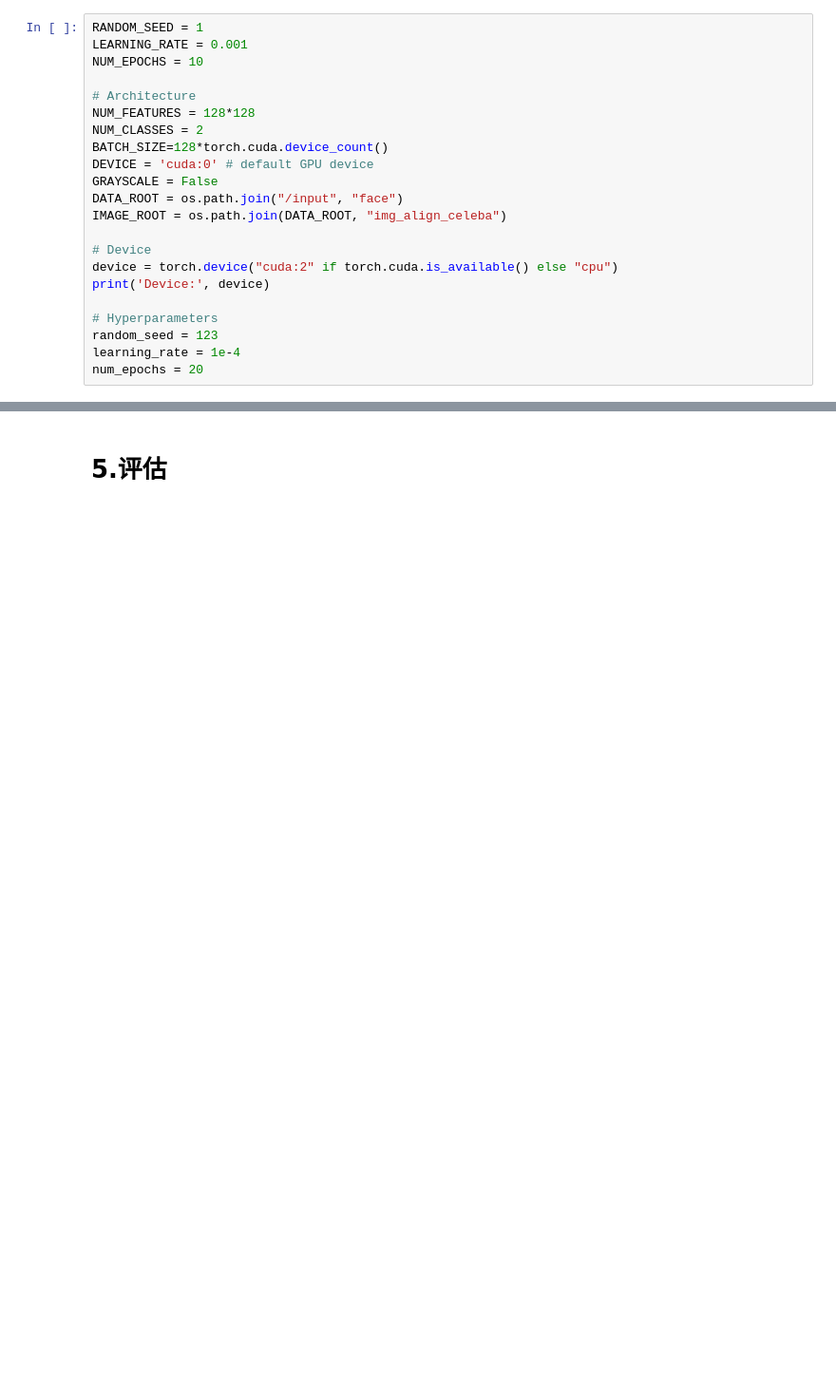
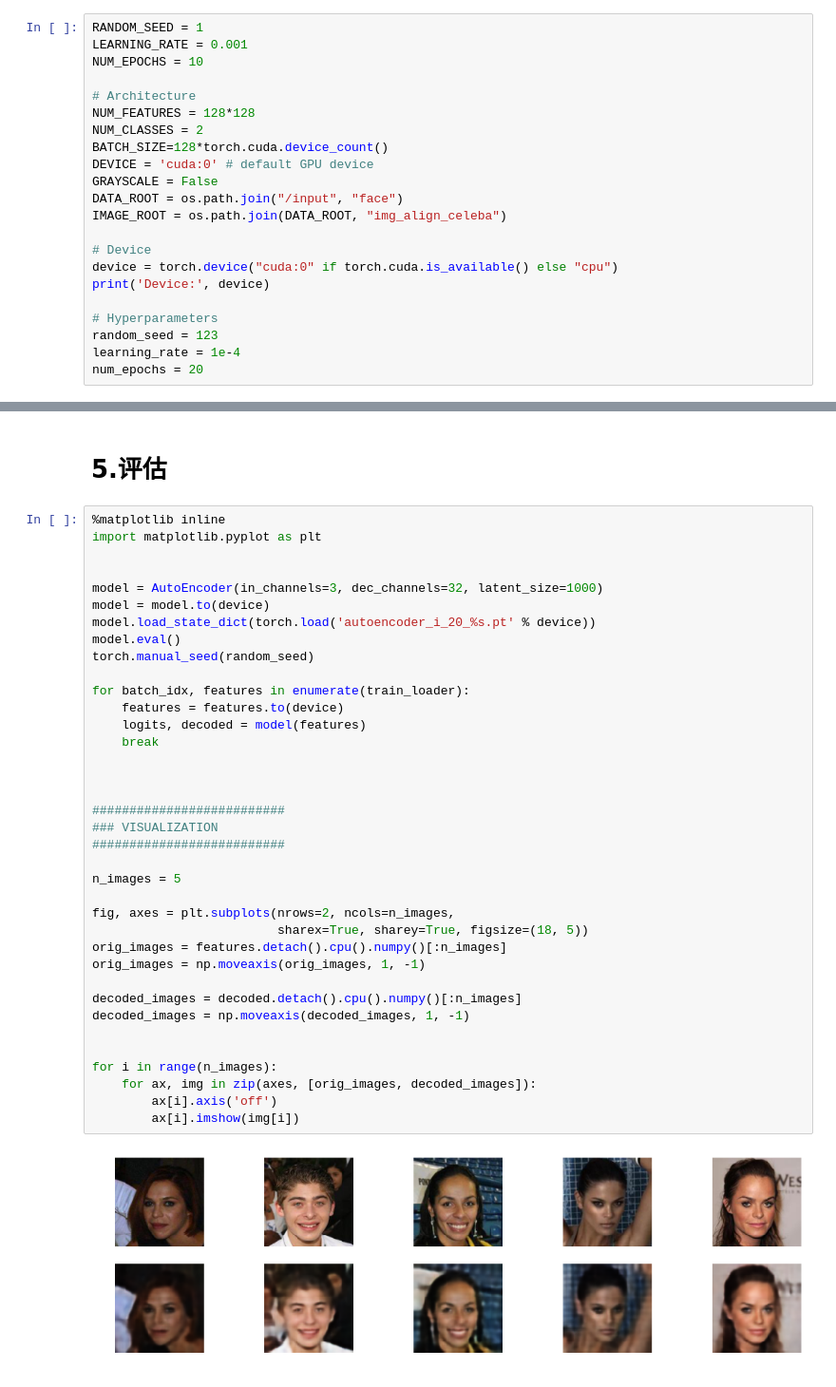
Before and after one commit to JJZHK-AI/AIKnowledgeBase, a Jupyter notebook: 03.深度学习/06.自编码器/02.卷积自编码器/05.最近邻差值-CelebA.ipynb, the cells around one changed output, grey strips where cells are left out. Shown: that part at 95% size. Cells and saved outputs as stored; diff of their text form; blank space fills up the shorter version.

```diff
--- a/03.深度学习/06.自编码器/02.卷积自编码器/05.最近邻差值-CelebA.ipynb
+++ b/03.深度学习/06.自编码器/02.卷积自编码器/05.最近邻差值-CelebA.ipynb
@@ -36,7 +36,7 @@ DATA_ROOT = os.path.join("/input", "face")
 IMAGE_ROOT = os.path.join(DATA_ROOT, "img_align_celeba")
 
 # Device
-device = torch.device("cuda:2" if torch.cuda.is_available() else "cpu")
+device = torch.device("cuda:0" if torch.cuda.is_available() else "cpu")
 print('Device:', device)
 
 # Hyperparameters
@@ -310,2 +333,41 @@ print('Total Training Time: %.2f min' % ((time.time() - start_time)/60))
 # %% [markdown]
 # 5.评估
+# %%
+%matplotlib inline
+import matplotlib.pyplot as plt
+
+
+model = AutoEncoder(in_channels=3, dec_channels=32, latent_size=1000)
+model = model.to(device)
+model.load_state_dict(torch.load('autoencoder_i_20_%s.pt' % device))
+model.eval()
+torch.manual_seed(random_seed)
+
+for batch_idx, features in enumerate(train_loader):
+    features = features.to(device)
+    logits, decoded = model(features)
+    break
+
+
+
+##########################
+### VISUALIZATION
+##########################
+
+n_images = 5
+
+fig, axes = plt.subplots(nrows=2, ncols=n_images,
+                         sharex=True, sharey=True, figsize=(18, 5))
+orig_images = features.detach().cpu().numpy()[:n_images]
+orig_images = np.moveaxis(orig_images, 1, -1)
+
+decoded_images = decoded.detach().cpu().numpy()[:n_images]
+decoded_images = np.moveaxis(decoded_images, 1, -1)
+
+
+for i in range(n_images):
+    for ax, img in zip(axes, [orig_images, decoded_images]):
+        ax[i].axis('off')
+        ax[i].imshow(img[i])
+# %% [output]
+[figure, added]
```
Also changed, not shown: parts of 3 cells of this notebook, 5 other files.
